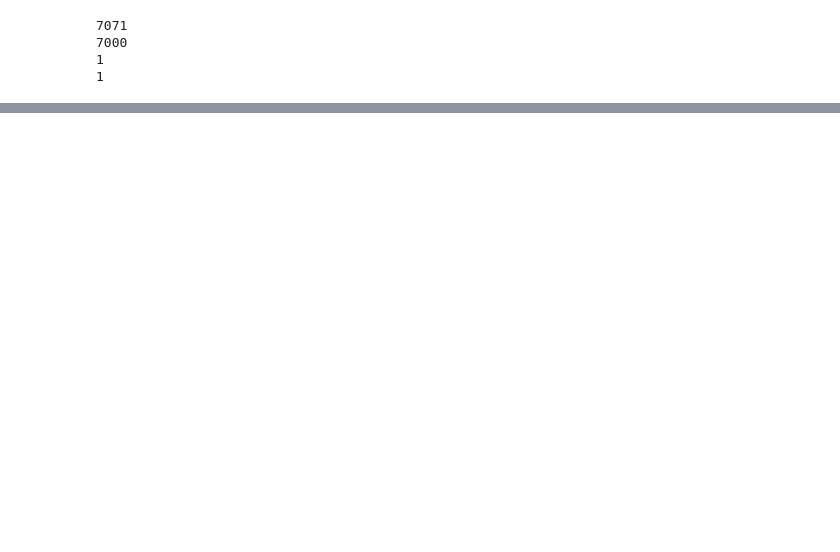
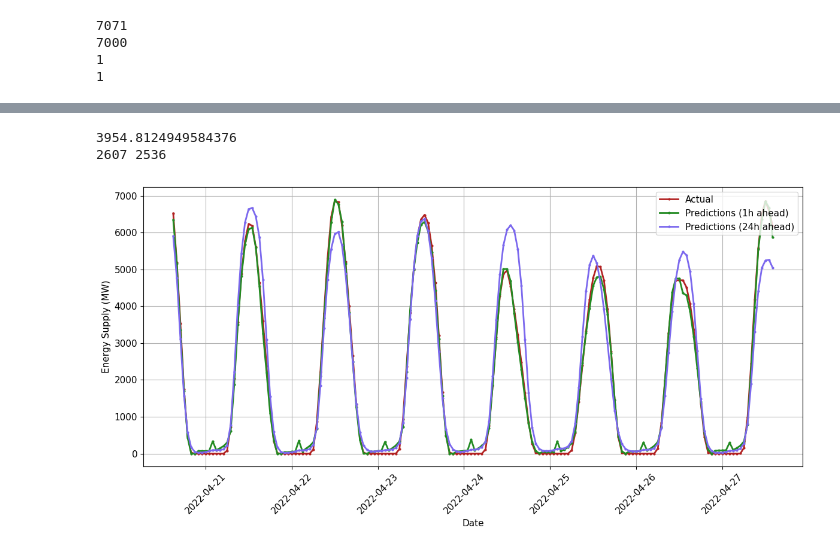
Before and after one commit to UBela/GRUeneEnergie, a Jupyter notebook: plotting.ipynb, the cells around one changed output, grey strips where cells are left out. Saved outputs shown, nothing was run; the diff lists cells and outputs as text; code cells hidden in the pictures; blank space fills up the shorter version.

```diff
--- a/plotting.ipynb
+++ b/plotting.ipynb
@@ -536,0 +454,59 @@ plot_predictions_week(timestamps, retrained_wind_output_24, retrained_wind_targe
+# %%
+
+
+
+random_val = np.random.choice(rescaled_retrained_pv_target)
+while np.count_nonzero(rescaled_retrained_pv_target == random_val) > 1:
+    random_val = np.random.choice(rescaled_retrained_pv_target)
+print(random_val)
+
+index_1h = np.where(rescaled_retrained_pv_target == 6523.812479465625)[0][0]
+index_24h = np.where(retrained_pv_24_target == 6523.812479465625)[0][0]
+print(index_1h, index_24h)
+# %% [output]
+3954.8124949584376
+2607 2536
+# %%
+def plot_predictions_week(timestamps, hourly_output, daily_output, target1h, target24h, start_index, start_index24):
+    offset_1h = 24
+    offset_24h = 72
+
+    # Calculate indices
+    start_index_hourly = start_index + offset_1h
+    start_index_daily = start_index24 + offset_24h + 23
+    end_index1 = start_index + 168
+    end_index24 = start_index24 + 168
+    # Plotting
+    plt.figure(figsize=(12, 6))
+
+    # Plot Actual Data
+    plt.plot(timestamps[start_index_hourly:start_index_hourly + 168],
+             target1h[start_index:end_index1], "-o", color="firebrick",
+             label="Actual", markersize=2, linewidth=2)
+
+    # Plot Hourly Predictions
+    plt.plot(timestamps[start_index_hourly:start_index_hourly + 168],
+             hourly_output[start_index:end_index1], "-o", color="forestgreen",
+             label="Predictions (1h ahead)", markersize=2, linewidth=2)
+
+    # Plot Daily Predictions
+    plt.plot(timestamps[start_index_daily:start_index_daily + 168],
+             daily_output[start_index24:end_index24], "-o", color="mediumslateblue",
+             label="Predictions (24h ahead)", markersize=2, linewidth=2)
+
+
+    # Customize the plot
+    plt.xlabel('Date', fontsize=11)
+    plt.ylabel('Energy Supply (MW)', fontsize=11)
+    plt.legend(fontsize=11)
+    plt.yticks(fontsize=11)
+    plt.grid(True)
+    plt.xticks(rotation=45, fontsize=11)
+    plt.tight_layout()
+
+    # Show plot
+    plt.show()
+# %%
+plot_predictions_week(timestamps, rescaled_retrained_pv_output, retrained_pv_24_output, rescaled_retrained_pv_target,retrained_pv_24_target, index_1h,index_24h)
+# %% [output]
+[figure, added]
```
Also changed, not shown: parts of 19 cells of this notebook.
